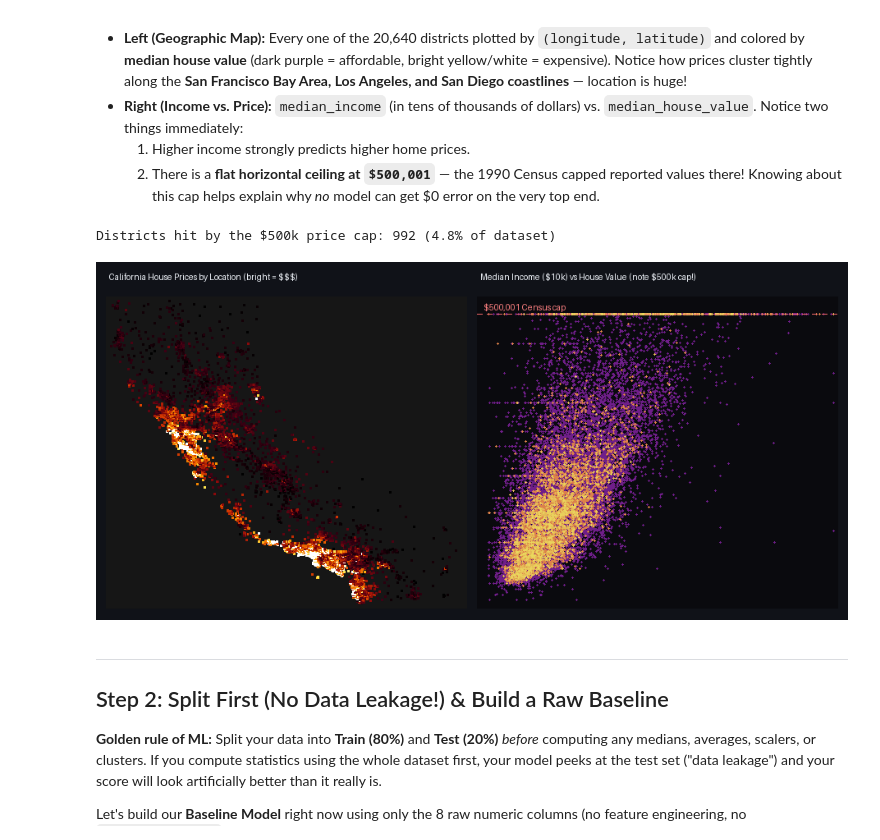
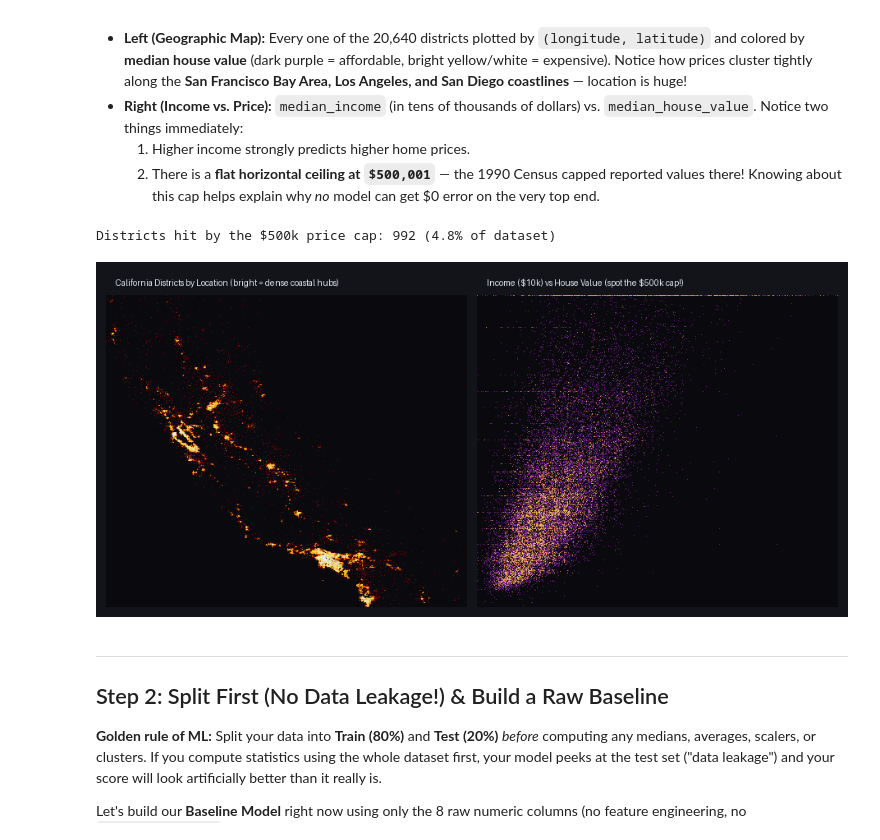
Before and after one commit to billyblackburn/vkdata, a Jupyter notebook: examples/tldr_end2end/01_housing_classical_ml.ipynb, the cells around one changed output. Drawn from its saved outputs; the diff is of its cells as text; code cells hidden in the pictures.

Commit message:
Simplify Ch. 1 Step 1 Visual EDA to one-liner vkplot + vkholoviews layout

```diff
--- a/examples/tldr_end2end/01_housing_classical_ml.ipynb
+++ b/examples/tldr_end2end/01_housing_classical_ml.ipynb
@@ -81,52 +81,26 @@ Never feed a table straight into a model without *looking* at it first. Below we
   1. Higher income strongly predicts higher home prices.
   2. There is a **flat horizontal ceiling at `$500,001`** — the 1990 Census capped reported values there! Knowing about this cap helps explain why *no* model can get $0 error on the very top end.
 # %%
-lon = df["longitude"].to_numpy().astype(np.float32)
-lat = df["latitude"].to_numpy().astype(np.float32)
-inc = df["median_income"].to_numpy().astype(np.float32)
-val = df["median_house_value"].to_numpy().astype(np.float32)
+import vkplot  # registers .vkplot one-liners on vkpandas DataFrames!
 
-w_p, h_p = 440, 380
+# One-liner GPU Visual EDA with vkplot + vkholoviews side-by-side layout (+)
+p_map = df.vkplot.scatter(
+    x="longitude", y="latitude", cmap="fire",
+    title="California Districts by Location (bright = dense coastal hubs)",
+    width=440, height=380,
+)
+p_inc = df.vkplot.scatter(
+    x="median_income", y="median_house_value", cmap="bmy",
+    title="Income ($10k) vs House Value (spot the $500k cap!)",
+    width=440, height=380,
+)
 
-# Left panel: California price map colored by median_house_value using vkcolorcet 'fire' LUT
-lut = vkc.get_rgb_lut("fire")  # (256, 3) uint8
-map_buf = np.full((h_p, w_p, 3), 22, dtype=np.uint8)
-px = np.clip(((lon - (-124.5)) / (-114.0 - (-124.5)) * (w_p - 1)).astype(np.int32), 0, w_p - 1)
-py = np.clip(((1.0 - (lat - 32.4) / (42.1 - 32.4)) * (h_p - 1)).astype(np.int32), 0, h_p - 1)
-# Sort low-to-high price so expensive coastal hubs shine on top
-sort_v = np.argsort(val)
-c_idx = np.clip(((val[sort_v] - 40000.0) / (500000.0 - 40000.0) * 255.0).astype(np.int32), 0, 255)
-colors = lut[c_idx]
-for dy in (-1, 0, 1):
-    for dx in (-1, 0, 1):
-        yy = np.clip(py[sort_v] + dy, 0, h_p - 1)
-        xx = np.clip(px[sort_v] + dx, 0, w_p - 1)
-        map_buf[yy, xx] = colors
-img_map = Image.fromarray(map_buf, mode="RGB")
-
-# Right panel: Median Income vs House Value density via Vulkan GPU vkshader
-cvs_sc = vks.Canvas(plot_width=w_p, plot_height=h_p, x_range=(0.0, 15.2), y_range=(0.0, 530000.0))
-agg_sc = cvs_sc.points(vpd.DataFrame({"inc": inc, "val": val}), "inc", "val")
-img_sc = vks.shade(agg_sc, cmap="bmy", how="eq_hist", spread_px=1).to_pil().convert("RGB")
-
-# Compose side-by-side dark card with clear titles
-card = Image.new("RGB", (w_p * 2 + 36, h_p + 56), (16, 18, 24))
-card.paste(img_map, (12, 42))
-card.paste(img_sc, (w_p + 24, 42))
-draw = ImageDraw.Draw(card)
-draw.text((16, 12), "California House Prices by Location (bright = $$$)", fill=(240, 244, 250))
-draw.text((w_p + 28, 12), "Median Income ($10k) vs House Value (note $500k cap!)", fill=(240, 244, 250))
-y_cap = 42 + int((1.0 - 500001.0 / 530000.0) * h_p)
-for x0 in range(w_p + 24, w_p * 2 + 24, 12):
-    draw.line([(x0, y_cap), (min(x0 + 6, w_p * 2 + 24), y_cap)], fill=(255, 110, 110), width=1)
-draw.text((w_p + 32, max(44, y_cap - 14)), "$500,001 Census cap", fill=(255, 130, 130))
-
-n_capped = int(np.sum(val >= 500000.0))
-print(f"Districts hit by the $500k price cap: {n_capped:,} ({n_capped / len(val):.1%} of dataset)")
-display(card)
+n_capped = int((df["median_house_value"] >= 500000.0).sum())
+print(f"Districts hit by the $500k price cap: {n_capped:,} ({n_capped / len(df):.1%} of dataset)")
+display((p_map + p_inc).render())
 # %% [output]
 Districts hit by the $500k price cap: 992 (4.8% of dataset)
-[figure, old version]
+[figure, new version]
 # %% [markdown]
 ---
 ## Step 2: Split First (No Data Leakage!) & Build a Raw Baseline
```
Also changed, not shown: parts of 3 cells of this notebook, 1 other file.
